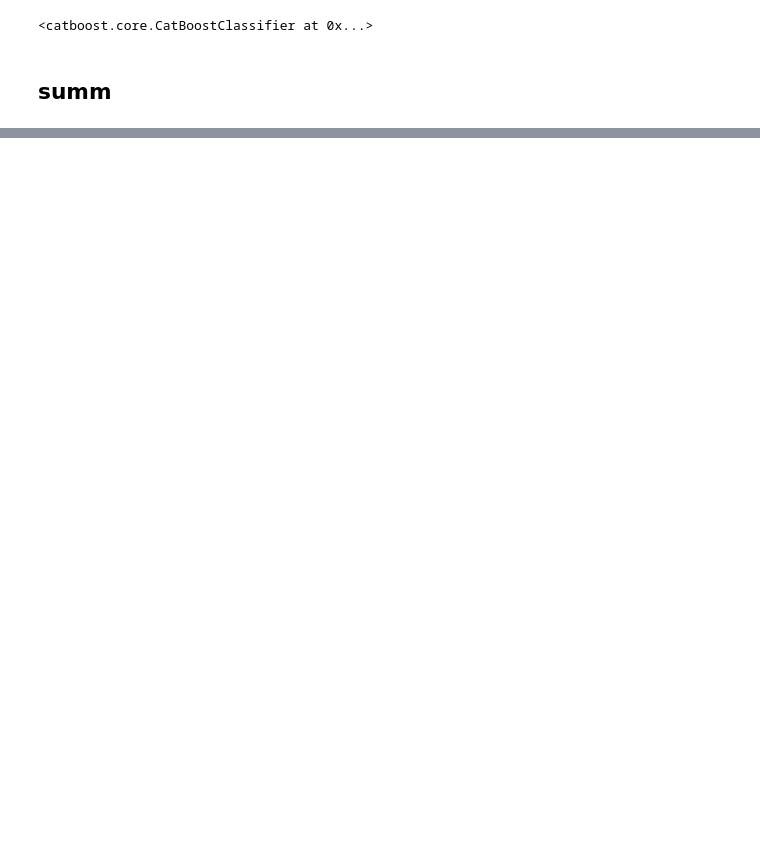
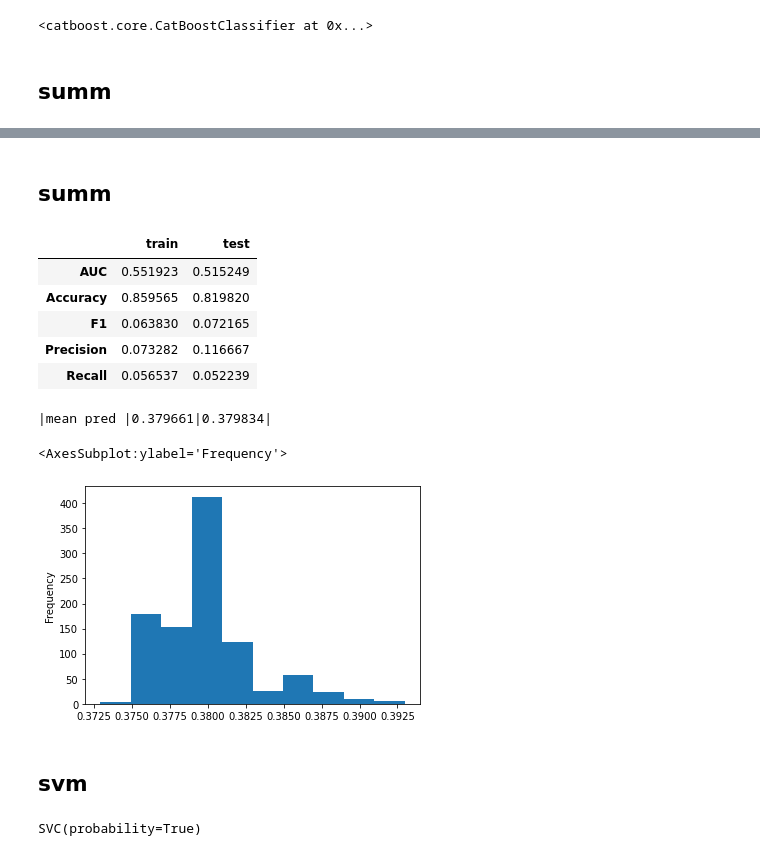
Before and after one commit to mbronis/gensim, a Jupyter notebook: gensim_poleval.ipynb, the cells around one changed output, grey strips where cells are left out. Cells and saved outputs as stored; diff of their text form; code cells hidden in the pictures; blank space fills up the shorter version.

```diff
--- a/gensim_poleval.ipynb
+++ b/gensim_poleval.ipynb
@@ -206,0 +263,3 @@ train_clean.nunique()
+# %%
+emb = W2VEmbedder()
+emb.get_params()
@@ -206,0 +282,2 @@ train_clean.nunique()
+# %%
+emb.fit(train_tokens)
@@ -206,0 +303,6 @@ train_clean.nunique()
+# %%
+train_w2v = emb.transform(train_tokens)
+test_w2v = emb.transform(test_tokens)
+
+train_pool_w2v = Pool(train_w2v, label=train_label_tok)
+test_pool_w2v = Pool(test_w2v, label=test_label_tok)
@@ -206,0 +311,9 @@ train_clean.nunique()
+# %%
+params = {
+    'eval_metric': 'AUC',
+    'early_stopping_rounds': 200,
+    'verbose': 10,
+}
+
+cb = CatBoostClassifier(**params)
+cb.fit(X=train_w2v, y=train_label_tok, eval_set=(test_w2v, test_label_tok))
@@ -206,0 +339,22 @@ train_clean.nunique()
+# %% [markdown]
+## summ
+# %%
+proba_train = cb.predict_proba(train_w2v)[:, 1]
+proba_test = cb.predict_proba(test_w2v)[:, 1]
+
+display(compute_metrics((train_label_tok, proba_train), (test_label_tok, proba_test)))
+
+print(f'|mean pred |{round(np.mean(proba_train), 6)}|{round(np.mean(proba_test), 6)}|')
+pd.Series(proba_test).plot.hist()
+# %% [output]
+|  | train | test |
+| AUC | 0.551923 | 0.515249 |
+| Accuracy | 0.859565 | 0.819820 |
+| F1 | 0.063830 | 0.072165 |
+| Precision | 0.073282 | 0.116667 |
+| Recall | 0.056537 | 0.052239 |
+|mean pred |0.379661|0.379834|
+<AxesSubplot:ylabel='Frequency'>
+[figure, added]
+# %% [markdown]
+## svm
@@ -206,0 +363,6 @@ train_clean.nunique()
+# %%
+clf = SVC(probability=True)
+
+clf.fit(train_w2v, train_label_tok)
+# %% [output]
+SVC(probability=True)
```
Also changed, not shown: parts of 30 cells of this notebook, 2 other files.
